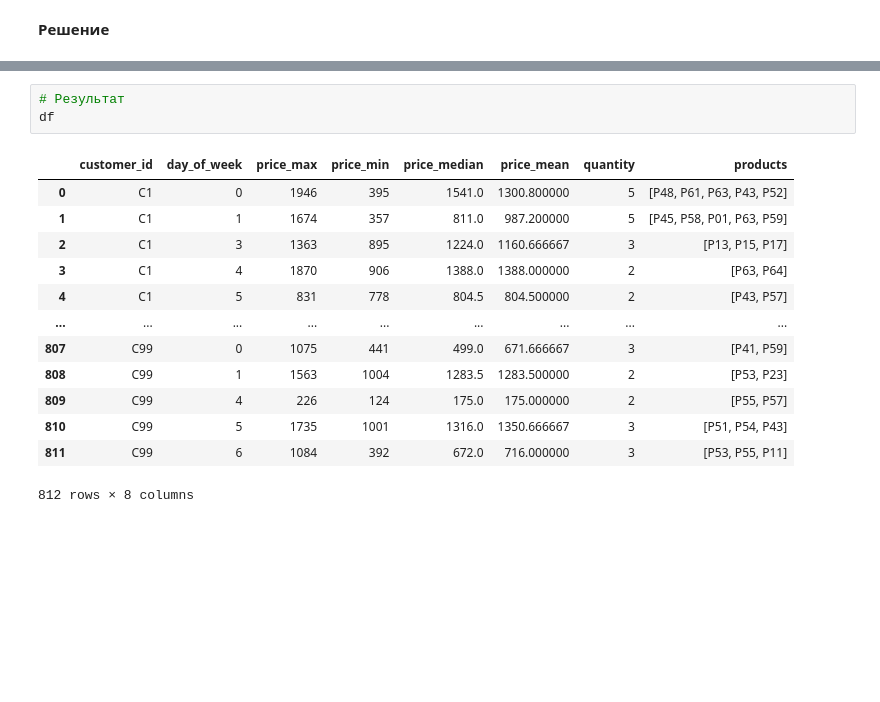
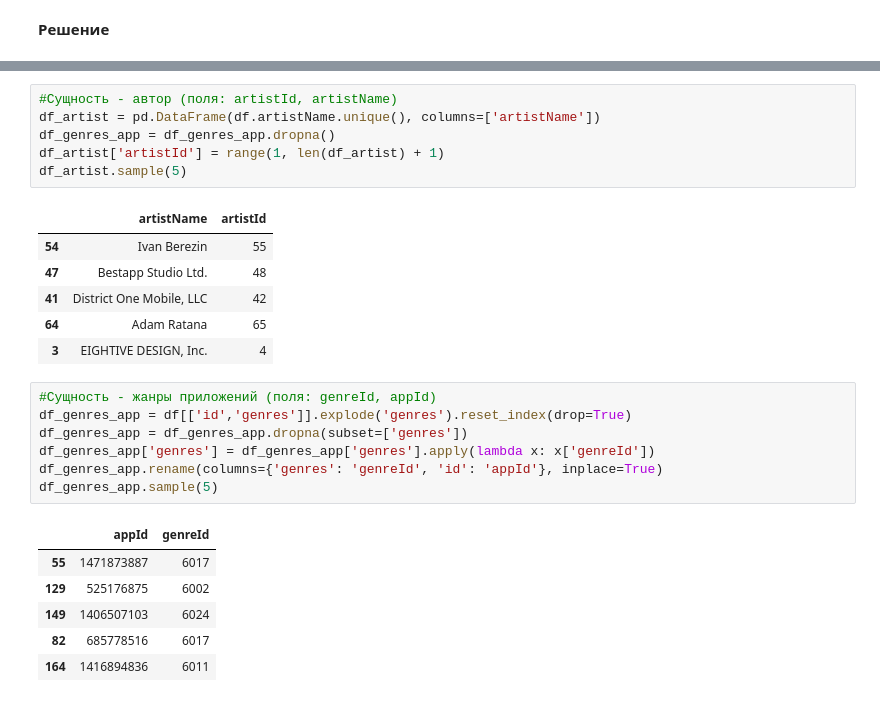
Before and after one commit to D-lana/Test_Finam, a Jupyter notebook: test_api/test_api_task_1.ipynb, the cells around one changed output, grey strips where cells are left out. Cells and saved outputs as stored; diff of their text form; blank space fills up the shorter version.

```diff
--- a/test_api/test_api_task_1.ipynb
+++ b/test_api/test_api_task_1.ipynb
@@ -109,17 +55,27 @@ df = df.groupby(['customer_id', 'day_of_week']).agg(
-# %%
-# Результат
-df
-# %% [output]
-|  | customer_id | day_of_week | price_max | price_min | price_median | price_mean | quantity | products |
-| 0 | C1 | 0 | 1946 | 395 | 1541.0 | 1300.800000 | 5 | [P48, P61, P63, P43, P52] |
-| 1 | C1 | 1 | 1674 | 357 | 811.0 | 987.200000 | 5 | [P45, P58, P01, P63, P59] |
-| 2 | C1 | 3 | 1363 | 895 | 1224.0 | 1160.666667 | 3 | [P13, P15, P17] |
-| 3 | C1 | 4 | 1870 | 906 | 1388.0 | 1388.000000 | 2 | [P63, P64] |
-| 4 | C1 | 5 | 831 | 778 | 804.5 | 804.500000 | 2 | [P43, P57] |
-| ... | ... | ... | ... | ... | ... | ... | ... | ... |
-| 807 | C99 | 0 | 1075 | 441 | 499.0 | 671.666667 | 3 | [P41, P59] |
-| 808 | C99 | 1 | 1563 | 1004 | 1283.5 | 1283.500000 | 2 | [P53, P23] |
-| 809 | C99 | 4 | 226 | 124 | 175.0 | 175.000000 | 2 | [P55, P57] |
-| 810 | C99 | 5 | 1735 | 1001 | 1316.0 | 1350.666667 | 3 | [P51, P54, P43] |
-| 811 | C99 | 6 | 1084 | 392 | 672.0 | 716.000000 | 3 | [P53, P55, P11] |
-812 rows × 8 columns
+# %%
+#Cущность - автор (поля: artistId, artistName)
+df_artist = pd.DataFrame(df.artistName.unique(), columns=['artistName'])
+df_genres_app = df_genres_app.dropna()
+df_artist['artistId'] = range(1, len(df_artist) + 1)
+df_artist.sample(5)
+# %% [output]
+|  | artistName | artistId |
+| 54 | Ivan Berezin | 55 |
+| 47 | Bestapp Studio Ltd. | 48 |
+| 41 | District One Mobile, LLC | 42 |
+| 64 | Adam Ratana | 65 |
+| 3 | EIGHTIVE DESIGN, Inc. | 4 |
+# %%
+#Cущность - жанры приложений (поля: genreId, appId)
+df_genres_app = df[['id','genres']].explode('genres').reset_index(drop=True)
+df_genres_app = df_genres_app.dropna(subset=['genres'])
+df_genres_app['genres'] = df_genres_app['genres'].apply(lambda x: x['genreId'])
+df_genres_app.rename(columns={'genres': 'genreId', 'id': 'appId'}, inplace=True)
+df_genres_app.sample(5)
+# %% [output]
+|  | appId | genreId |
+| 55 | 1471873887 | 6017 |
+| 129 | 525176875 | 6002 |
+| 149 | 1406507103 | 6024 |
+| 82 | 685778516 | 6017 |
+| 164 | 1416894836 | 6011 |
```
Also changed, not shown: parts of 8 cells of this notebook, 1 other file.
